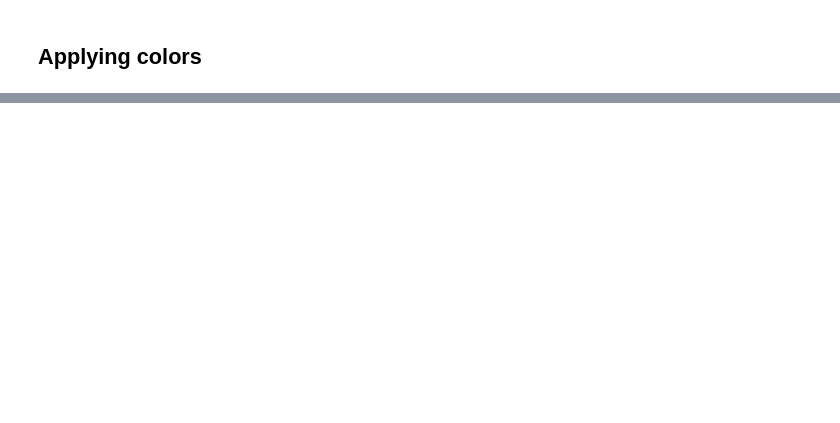
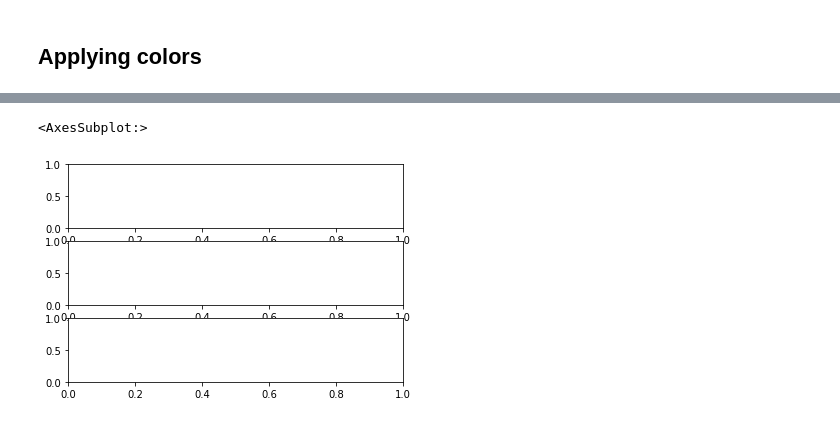
Before and after one commit to OtherHorizon/CSE-Sem-5-Notes, a Jupyter notebook: machine Learning/Practical/DataVisualisation-1.ipynb, the cells around one changed output, grey strips where cells are left out. Cells and saved outputs as stored; diff of their text form; code cells hidden in the pictures; blank space fills up the shorter version.

```diff
--- a/machine Learning/Practical/DataVisualisation-1.ipynb
+++ b/machine Learning/Practical/DataVisualisation-1.ipynb
@@ -71,0 +96,8 @@ plt.show()
+# %%
+
+plt.subplot(3,1,1) # 3 rows, 1 column, 1st subplot
+plt.subplot(3,1,2) # 3 rows, 1 column, 2nd subplot
+plt.subplot(3,1,3) # 3 rows, 1 column, 3rd subplot
+# %% [output]
+<AxesSubplot:>
+[figure, added]
```
Also changed, not shown: parts of 6 cells of this notebook.
